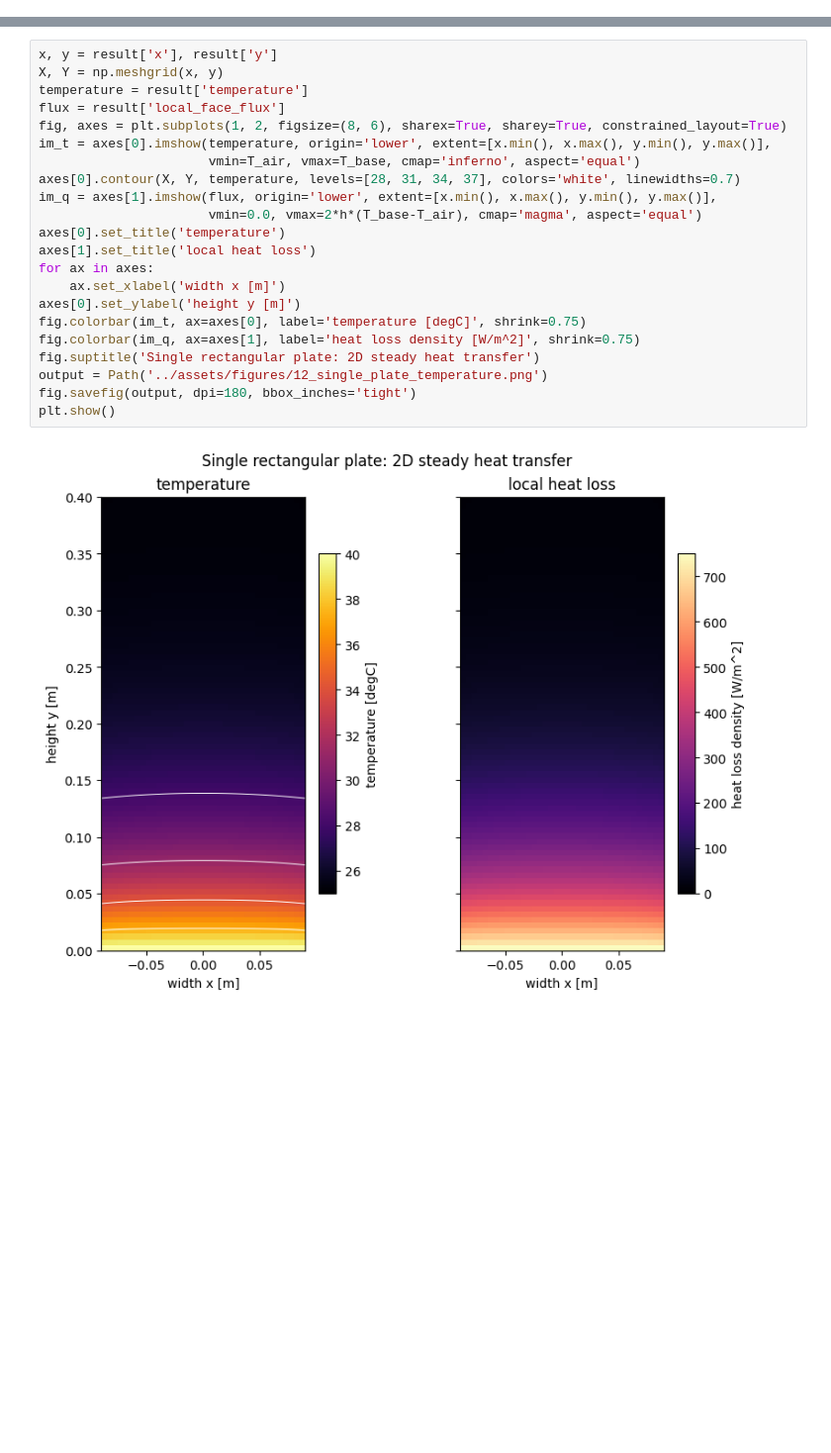
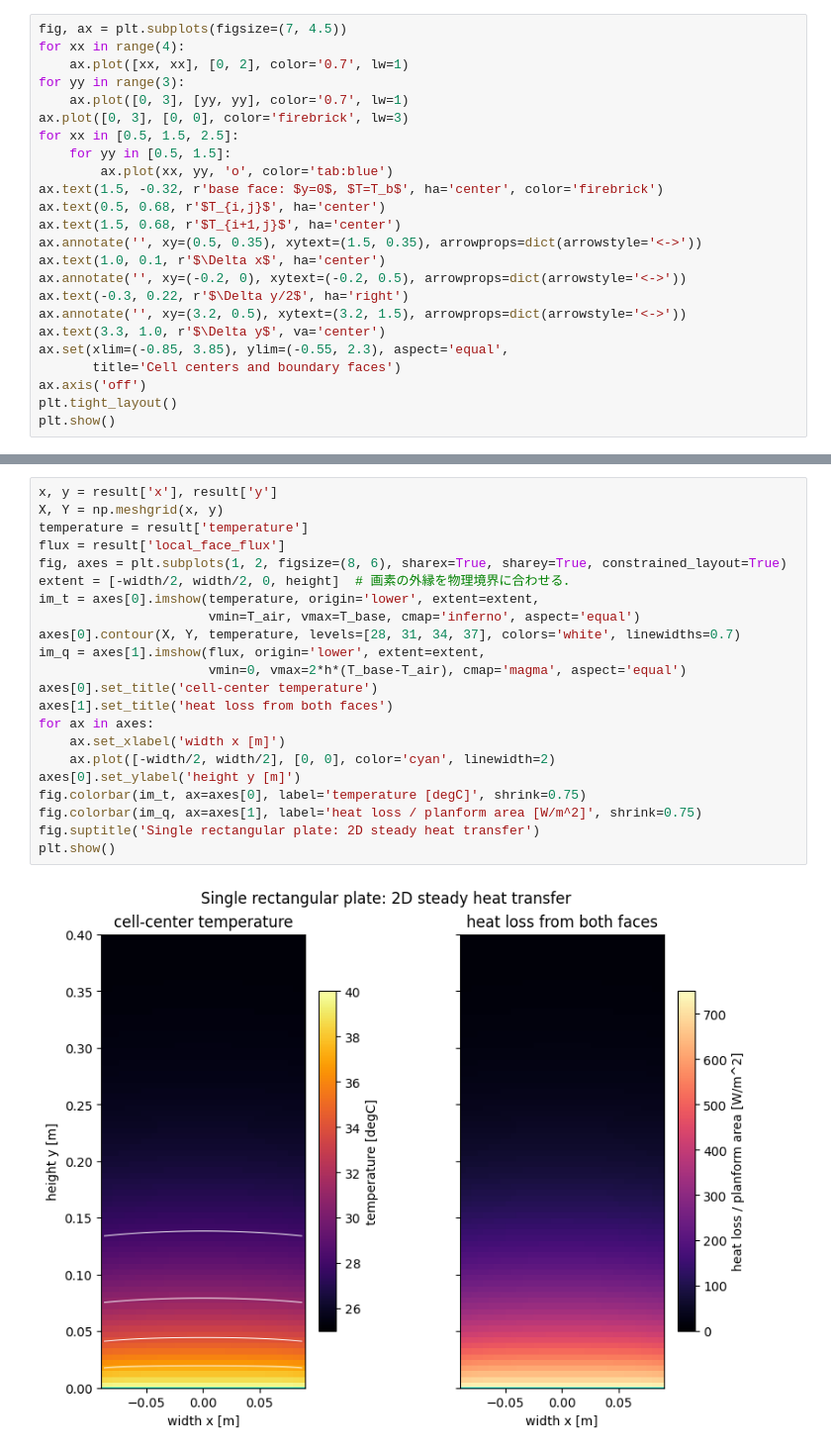
Before and after one commit to k16kgw/Seminar_text, a Jupyter notebook: notebooks/12_stegosaurus_single_plate_2d.ipynb, the cells around one changed output, grey strips where cells are left out. Shown at 99% size. Saved outputs shown, nothing was run; the diff lists cells and outputs as text; blank space fills up the shorter version.

```diff
--- a/notebooks/12_stegosaurus_single_plate_2d.ipynb
+++ b/notebooks/12_stegosaurus_single_plate_2d.ipynb
@@ -23,0 +31,24 @@ thickness = 0.02  # plate thickness [m]
+# %%
+fig, ax = plt.subplots(figsize=(7, 4.5))
+for xx in range(4):
+    ax.plot([xx, xx], [0, 2], color='0.7', lw=1)
+for yy in range(3):
+    ax.plot([0, 3], [yy, yy], color='0.7', lw=1)
+ax.plot([0, 3], [0, 0], color='firebrick', lw=3)
+for xx in [0.5, 1.5, 2.5]:
+    for yy in [0.5, 1.5]:
+        ax.plot(xx, yy, 'o', color='tab:blue')
+ax.text(1.5, -0.32, r'base face: $y=0$, $T=T_b$', ha='center', color='firebrick')
+ax.text(0.5, 0.68, r'$T_{i,j}$', ha='center')
+ax.text(1.5, 0.68, r'$T_{i+1,j}$', ha='center')
+ax.annotate('', xy=(0.5, 0.35), xytext=(1.5, 0.35), arrowprops=dict(arrowstyle='<->'))
+ax.text(1.0, 0.1, r'$\Delta x$', ha='center')
+ax.annotate('', xy=(-0.2, 0), xytext=(-0.2, 0.5), arrowprops=dict(arrowstyle='<->'))
+ax.text(-0.3, 0.22, r'$\Delta y/2$', ha='right')
+ax.annotate('', xy=(3.2, 0.5), xytext=(3.2, 1.5), arrowprops=dict(arrowstyle='<->'))
+ax.text(3.3, 1.0, r'$\Delta y$', va='center')
+ax.set(xlim=(-0.85, 3.85), ylim=(-0.55, 2.3), aspect='equal',
+       title='Cell centers and boundary faces')
+ax.axis('off')
+plt.tight_layout()
+plt.show()
@@ -103,25 +174,25 @@ relative energy-balance error = 1.588e-12
 # %%
 x, y = result['x'], result['y']
 X, Y = np.meshgrid(x, y)
 temperature = result['temperature']
 flux = result['local_face_flux']
 fig, axes = plt.subplots(1, 2, figsize=(8, 6), sharex=True, sharey=True, constrained_layout=True)
-im_t = axes[0].imshow(temperature, origin='lower', extent=[x.min(), x.max(), y.min(), y.max()],
+extent = [-width/2, width/2, 0, height]  # 画素の外縁を物理境界に合わせる．
+im_t = axes[0].imshow(temperature, origin='lower', extent=extent,
                       vmin=T_air, vmax=T_base, cmap='inferno', aspect='equal')
 axes[0].contour(X, Y, temperature, levels=[28, 31, 34, 37], colors='white', linewidths=0.7)
-im_q = axes[1].imshow(flux, origin='lower', extent=[x.min(), x.max(), y.min(), y.max()],
-                      vmin=0.0, vmax=2*h*(T_base-T_air), cmap='magma', aspect='equal')
-axes[0].set_title('temperature')
-axes[1].set_title('local heat loss')
+im_q = axes[1].imshow(flux, origin='lower', extent=extent,
+                      vmin=0, vmax=2*h*(T_base-T_air), cmap='magma', aspect='equal')
+axes[0].set_title('cell-center temperature')
+axes[1].set_title('heat loss from both faces')
 for ax in axes:
     ax.set_xlabel('width x [m]')
+    ax.plot([-width/2, width/2], [0, 0], color='cyan', linewidth=2)
 axes[0].set_ylabel('height y [m]')
 fig.colorbar(im_t, ax=axes[0], label='temperature [degC]', shrink=0.75)
-fig.colorbar(im_q, ax=axes[1], label='heat loss density [W/m^2]', shrink=0.75)
+fig.colorbar(im_q, ax=axes[1], label='heat loss / planform area [W/m^2]', shrink=0.75)
 fig.suptitle('Single rectangular plate: 2D steady heat transfer')
-output = Path('../assets/figures/12_single_plate_temperature.png')
-fig.savefig(output, dpi=180, bbox_inches='tight')
 plt.show()
 # %% [output]
-[figure, old version]
+[figure, new version]
 # %% [markdown]
```
Also changed, not shown: parts of 16 cells of this notebook, 32 other files.
